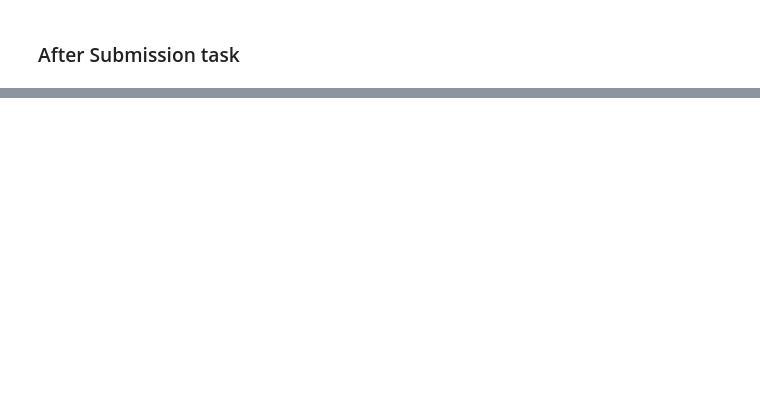
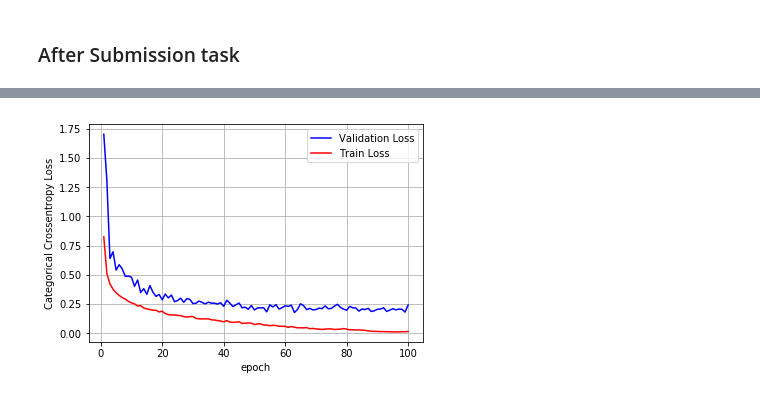
Before and after one commit to data-science-and-machine-learning/human-activity-recognition, a Jupyter notebook: HAR_LSTM_1.ipynb, the cells around one changed output, grey strips where cells are left out. Drawn from its saved outputs; the diff is of its cells as text; code cells hidden in the pictures; blank space fills up the shorter version.

```diff
--- a/HAR_LSTM_1.ipynb
+++ b/HAR_LSTM_1.ipynb
@@ -607,0 +779,87 @@ newmodel.summary()
+# %%
+from keras.layers import Conv1D, Dropout, MaxPool1D, Flatten, Activation, BatchNormalization
+
+import keras
+
+
+n_epocs= 100
+def modelgen(dropout):
+  cnnmodel= Sequential()
+  filters= 64
+
+  '''cnnmodel.add((Conv1D(filters=filters, kernel_size=10, padding='same', kernel_initializer='he_normal', input_shape=(timesteps, input_dim))))
+  cnnmodel.add(BatchNormalization())
+  cnnmodel.add(Activation('relu'))
+  cnnmodel.add((Conv1D(filters=filters, kernel_size=10, padding='same', kernel_initializer='he_normal')))
+  #cnnmodel.add(BatchNormalization())
+  cnnmodel.add(Activation('relu'))
+  cnnmodel.add((MaxPool1D(pool_size=7))) #3
+
+  cnnmodel.add((Conv1D(filters=filters*2, kernel_size=10, padding='same', kernel_initializer='he_normal')))
+  #cnnmodel.add(BatchNormalization())
+  cnnmodel.add(Activation('relu'))
+  cnnmodel.add((Conv1D(filters=filters*2, kernel_size=10, padding='same', kernel_initializer='he_normal')))
+  #cnnmodel.add(BatchNormalization())
+  cnnmodel.add(Activation('relu'))
+  cnnmodel.add((MaxPool1D(pool_size=5))) #3
+
+  cnnmodel.add(Conv1D(filters=filters*4, kernel_size=10, padding='same', kernel_initializer='he_normal'))
+  #cnnmodel.add(BatchNormalization())
+  cnnmodel.add(Activation('relu'))
+  cnnmodel.add(Conv1D(filters=filters*4, kernel_size=10, padding='same', kernel_initializer='he_normal'))
+  #cnnmodel.add(BatchNormalization())
+  cnnmodel.add(Activation('relu'))
+  cnnmodel.add(MaxPool1D(pool_size=3))'''
+
+
+  cnnmodel.add(LSTM(100, return_sequences=True, kernel_initializer='glorot_normal', input_shape=(timesteps, input_dim)))
+  cnnmodel.add(LSTM(100, return_sequences=True, kernel_initializer='glorot_normal'))
+  #cnnmodel.add(LSTM(50, return_sequences=True, kernel_initializer='glorot_normal'))
+
+  cnnmodel.add(Flatten())
+
+  cnnmodel.add(Dense(filters**2, kernel_initializer='he_normal'))
+  cnnmodel.add(BatchNormalization())
+  cnnmodel.add(Activation('relu'))
+  cnnmodel.add(Dense(filters**2, kernel_initializer='he_normal'))
+  cnnmodel.add(BatchNormalization())
+  cnnmodel.add(Activation('relu'))
+
+
+  cnnmodel.add(Dense(6, kernel_initializer='he_normal'))
+  cnnmodel.add(BatchNormalization())
+  cnnmodel.add(Activation('softmax'))
+
+  cnnmodel.compile(loss=keras.losses.categorical_crossentropy, optimizer=keras.optimizers.Adam(lr= 0.001), metrics=['accuracy'])#RMSprop(lr=0.001, rho=0.9, epsilon=None, decay=0.0)
+
+  return cnnmodel
+
+m= modelgen(0.2)
+
+history= m.fit(X_train, Y_train, batch_size=256, validation_data=(X_test, Y_test), epochs=n_epocs)
+print(m.summary())
+
+
+import matplotlib.pyplot as plt
+%matplotlib inline
+
+def plt_dynamic(x, vy, ty, colors=['b']):
+ fig,ax = plt.subplots(1,1)
+ ax.set_xlabel('epoch')
+ ax.set_ylabel('Categorical Crossentropy Loss')
+ ax.plot(x, vy, 'b', label="Validation Loss")
+ ax.plot(x, ty, 'r', label="Train Loss")
+ plt.legend()
+ plt.grid()
+ fig.canvas.draw()
+
+scores = m.evaluate(X_test, Y_test, verbose=0)
+
+print('Test loss:', scores[0])
+print('Test accuracy:', scores[1])
+print(scores)
+x = list(range(1,n_epocs+1))
+vy = history.history['val_loss']
+ty = history.history['loss']
+plt_dynamic(x, vy, ty, 1)
+# %% [output]
@@ -607,0 +883 @@ newmodel.summary()
+[figure, added]
```
Also changed, not shown: parts of 33 cells of this notebook.
